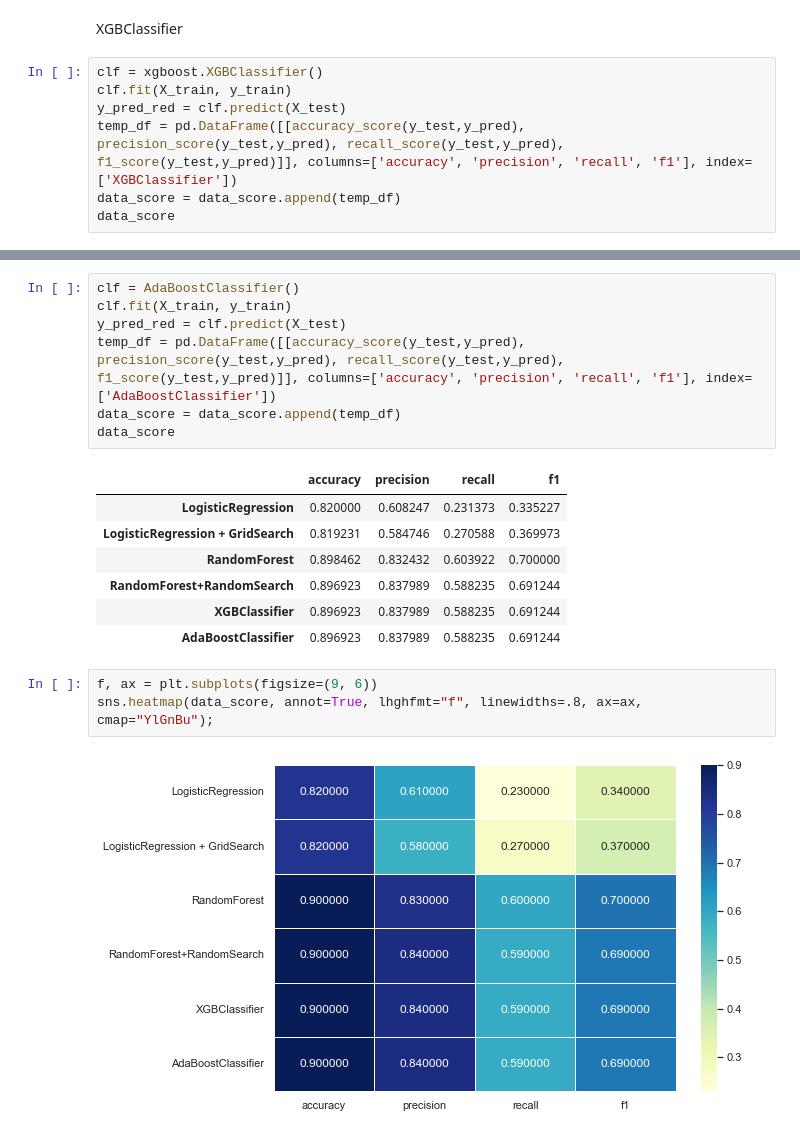
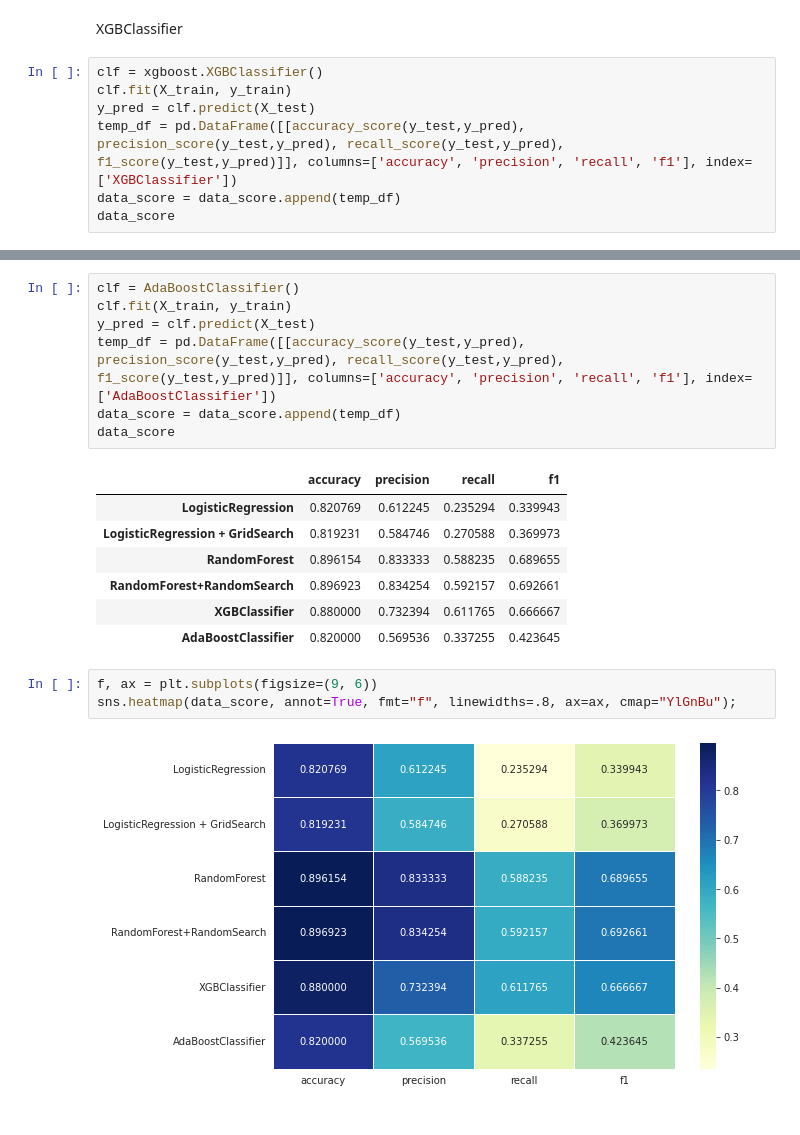
Before and after one commit to Nedolivko/Wine, a Jupyter notebook: Red_wine.ipynb, the cells around one changed output, grey strips where cells are left out. Cells and saved outputs as stored; diff of their text form.

```diff
--- a/Red_wine.ipynb
+++ b/Red_wine.ipynb
@@ -443,7 +388,7 @@ XGBClassifier
 # %%
 clf = xgboost.XGBClassifier()
 clf.fit(X_train, y_train)
-y_pred_red = clf.predict(X_test)
+y_pred = clf.predict(X_test)
 temp_df = pd.DataFrame([[accuracy_score(y_test,y_pred), precision_score(y_test,y_pred), recall_score(y_test,y_pred), f1_score(y_test,y_pred)]], columns=['accuracy', 'precision', 'recall', 'f1'], index=['XGBClassifier'])
 data_score = data_score.append(temp_df)
 data_score
@@ -458,20 +403,20 @@ data_score
 # %%
 clf = AdaBoostClassifier()
 clf.fit(X_train, y_train)
-y_pred_red = clf.predict(X_test)
+y_pred = clf.predict(X_test)
 temp_df = pd.DataFrame([[accuracy_score(y_test,y_pred), precision_score(y_test,y_pred), recall_score(y_test,y_pred), f1_score(y_test,y_pred)]], columns=['accuracy', 'precision', 'recall', 'f1'], index=['AdaBoostClassifier'])
 data_score = data_score.append(temp_df)
 data_score
 # %% [output]
 |  | accuracy | precision | recall | f1 |
-| LogisticRegression | 0.820000 | 0.608247 | 0.231373 | 0.335227 |
+| LogisticRegression | 0.820769 | 0.612245 | 0.235294 | 0.339943 |
 | LogisticRegression + GridSearch | 0.819231 | 0.584746 | 0.270588 | 0.369973 |
-| RandomForest | 0.898462 | 0.832432 | 0.603922 | 0.700000 |
-| RandomForest+RandomSearch | 0.896923 | 0.837989 | 0.588235 | 0.691244 |
-| XGBClassifier | 0.896923 | 0.837989 | 0.588235 | 0.691244 |
-| AdaBoostClassifier | 0.896923 | 0.837989 | 0.588235 | 0.691244 |
+| RandomForest | 0.896154 | 0.833333 | 0.588235 | 0.689655 |
+| RandomForest+RandomSearch | 0.896923 | 0.834254 | 0.592157 | 0.692661 |
+| XGBClassifier | 0.880000 | 0.732394 | 0.611765 | 0.666667 |
+| AdaBoostClassifier | 0.820000 | 0.569536 | 0.337255 | 0.423645 |
 # %%
 f, ax = plt.subplots(figsize=(9, 6))
-sns.heatmap(data_score, annot=True, lhghfmt="f", linewidths=.8, ax=ax, cmap="YlGnBu");
+sns.heatmap(data_score, annot=True, fmt="f", linewidths=.8, ax=ax, cmap="YlGnBu");
 # %% [output]
-[figure, old version]
+[figure, new version]
```
Also changed, not shown: parts of 13 cells of this notebook.
